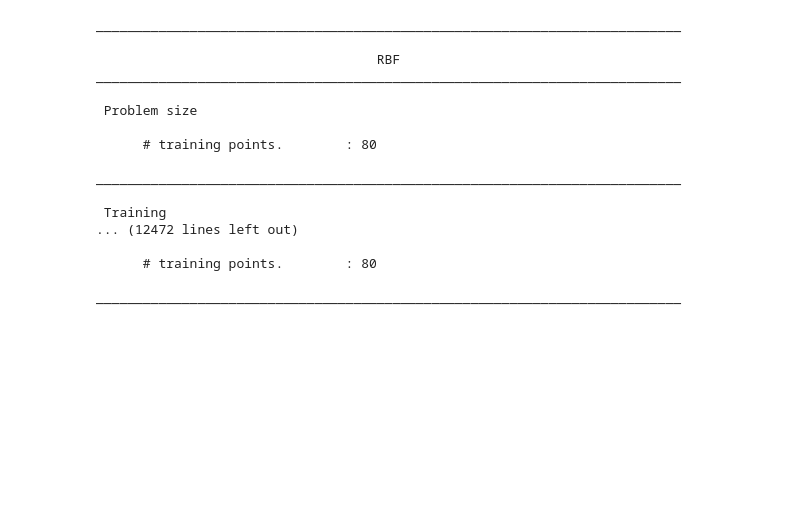
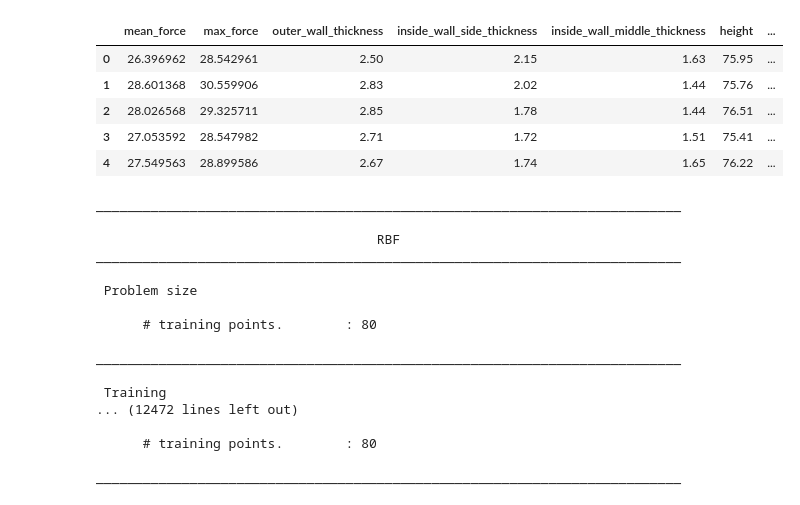
Before and after one commit to magnufoy/Surrogate-modeling, a Jupyter notebook: Monte_Carlo_10000/Generate_data_for_monte_carlo.ipynb, the cells around one changed output. Saved outputs shown, nothing was run; the diff lists cells and outputs as text; code cells hidden in the pictures; blank space fills up the shorter version.

```diff
--- a/Monte_Carlo_10000/Generate_data_for_monte_carlo.ipynb
+++ b/Monte_Carlo_10000/Generate_data_for_monte_carlo.ipynb
@@ -12,6 +13,15 @@ from sklearn.model_selection import RandomizedSearchCV
 # %%
 generating_df = pd.read_csv('monte_carlo_10000.csv').drop(columns=['sample'])
 training_df = pd.read_csv('training_data_bending.csv')
+
+training_df.head()
+# %% [output]
+|  | mean_force | max_force | outer_wall_thickness | inside_wall_side_thickness | inside_wall_middle_thickness | height | ... |
+| 0 | 26.396962 | 28.542961 | 2.50 | 2.15 | 1.63 | 75.95 | ... |
+| 1 | 28.601368 | 30.559906 | 2.83 | 2.02 | 1.44 | 75.76 | ... |
+| 2 | 28.026568 | 29.325711 | 2.85 | 1.78 | 1.44 | 76.51 | ... |
+| 3 | 27.053592 | 28.547982 | 2.71 | 1.72 | 1.51 | 75.41 | ... |
+| 4 | 27.549563 | 28.899586 | 2.67 | 1.74 | 1.65 | 76.22 | ... |
 # %%
 X = training_df[['outer_wall_thickness', 'inside_wall_side_thickness', 'inside_wall_middle_thickness', 'height', 'width', 'sigma0', 'youngs']].values
 Y = training_df[['mean_force']].values
```
Also changed, not shown: parts of 6 cells of this notebook, 1 other file.
